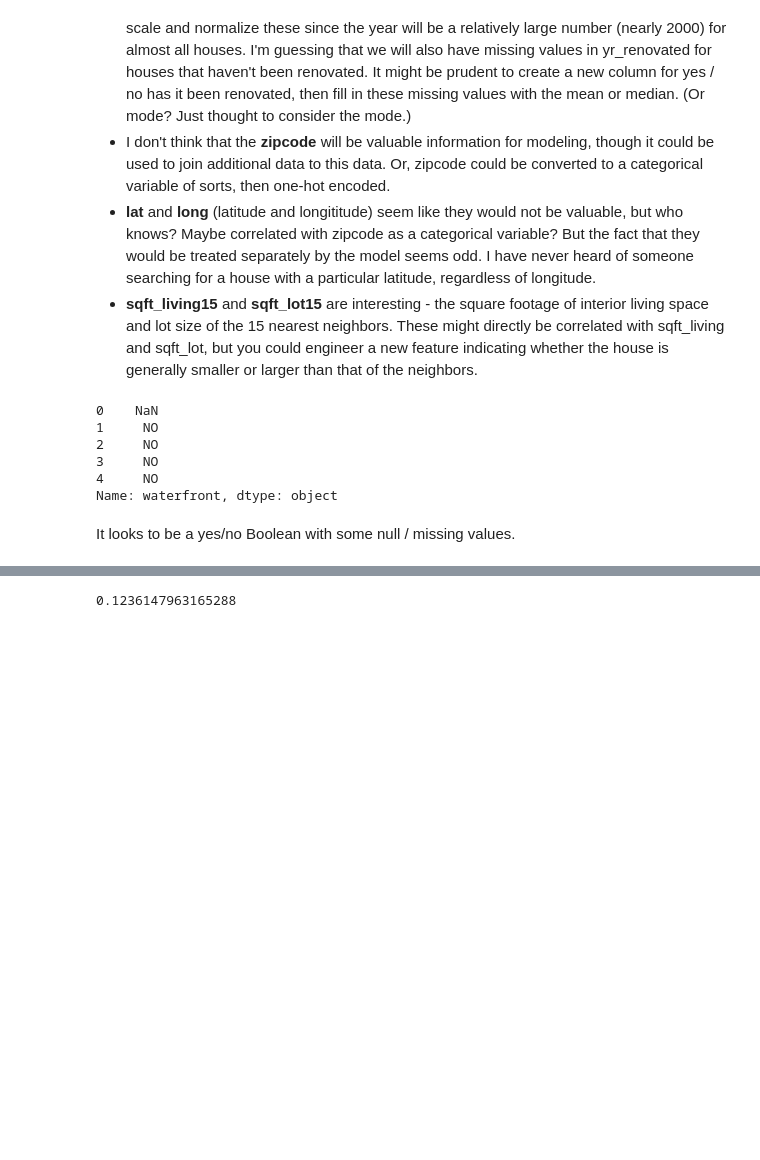
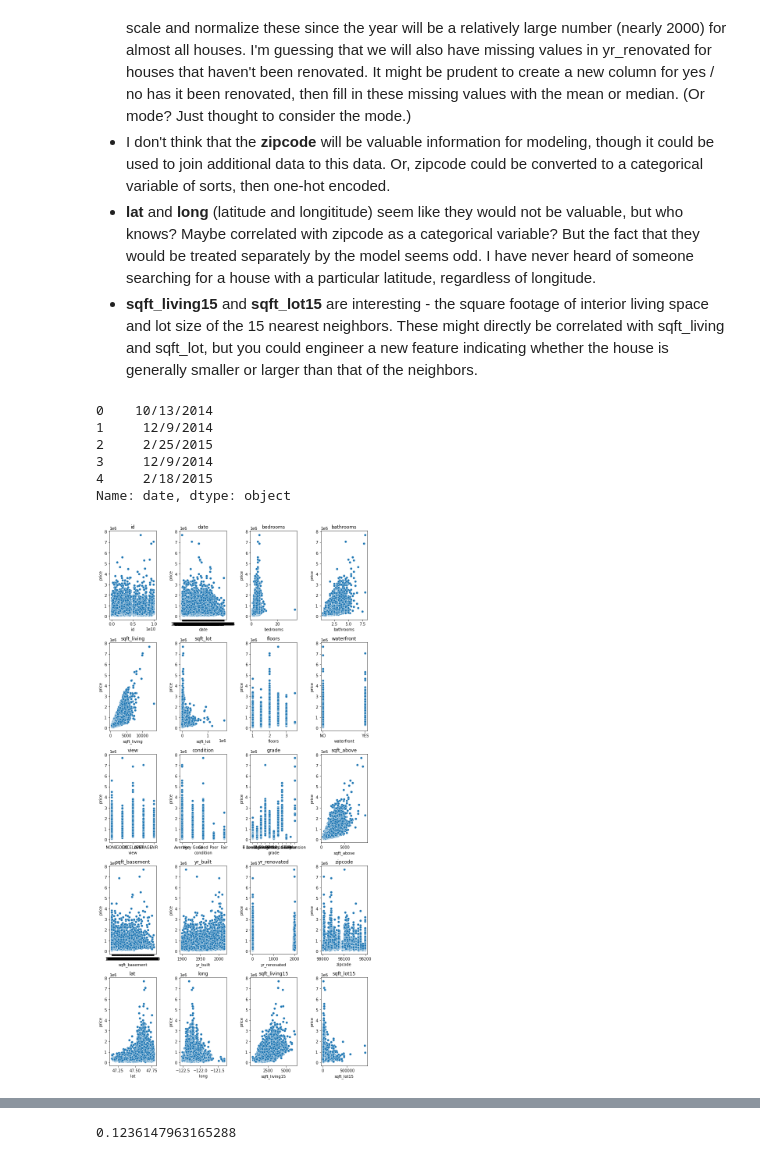
Before and after one commit to ran0027/dsc-phase2-project, a Jupyter notebook: analysis.ipynb, the cells around one changed output, grey strips where cells are left out. Cells and saved outputs as stored; diff of their text form; code cells hidden in the pictures; blank space fills up the shorter version.

```diff
--- a/analysis.ipynb
+++ b/analysis.ipynb
@@ -51,17 +51,26 @@ memory usage: 3.5+ MB
 - I don't think that the **zipcode** will be valuable information for modeling, though it could be used to join additional data to this data. Or, zipcode could be converted to a categorical variable of sorts, then one-hot encoded.
 - **lat** and **long** (latitude and longititude) seem like they would not be valuable, but who knows? Maybe correlated with zipcode as a categorical variable? But the fact that they would be treated separately by the model seems odd. I have never heard of someone searching for a house with a particular latitude, regardless of longitude.
 - **sqft_living15** and **sqft_lot15** are interesting - the square footage of interior living space and lot size of the 15 nearest neighbors. These might directly be correlated with sqft_living and sqft_lot, but you could engineer a new feature indicating whether the house is generally smaller or larger than that of the neighbors.
-# %%
-# Exploring the waterfront feature a little more; start by viewing the
-# first 5 rows
-
-raw.waterfront.head()
-# %% [output]
-0    NaN
-1     NO
-2     NO
-3     NO
-4     NO
-Name: waterfront, dtype: object
-# %% [markdown]
-It looks to be a yes/no Boolean with some null / missing values.
+# %%
+raw.date.head()
+# %% [output]
+0    10/13/2014
+1     12/9/2014
+2     2/25/2015
+3     12/9/2014
+4     2/18/2015
+Name: date, dtype: object
+# %%
+import seaborn as sns
+import matplotlib.pyplot as plt
+
+fig, axes = plt.subplots(nrows=5, ncols=4, figsize=(10,20))
+
+for i, feature in enumerate(raw.drop('price', axis=1).columns):
+    ax = axes[i//4][i%4]
+    ax.set_title(feature)
+    sns.scatterplot(data=raw, x=feature, y='price', ax=ax)
+
+fig.tight_layout();
+# %% [output]
+[figure, added]
```
Also changed, not shown: parts of 65 cells of this notebook.
